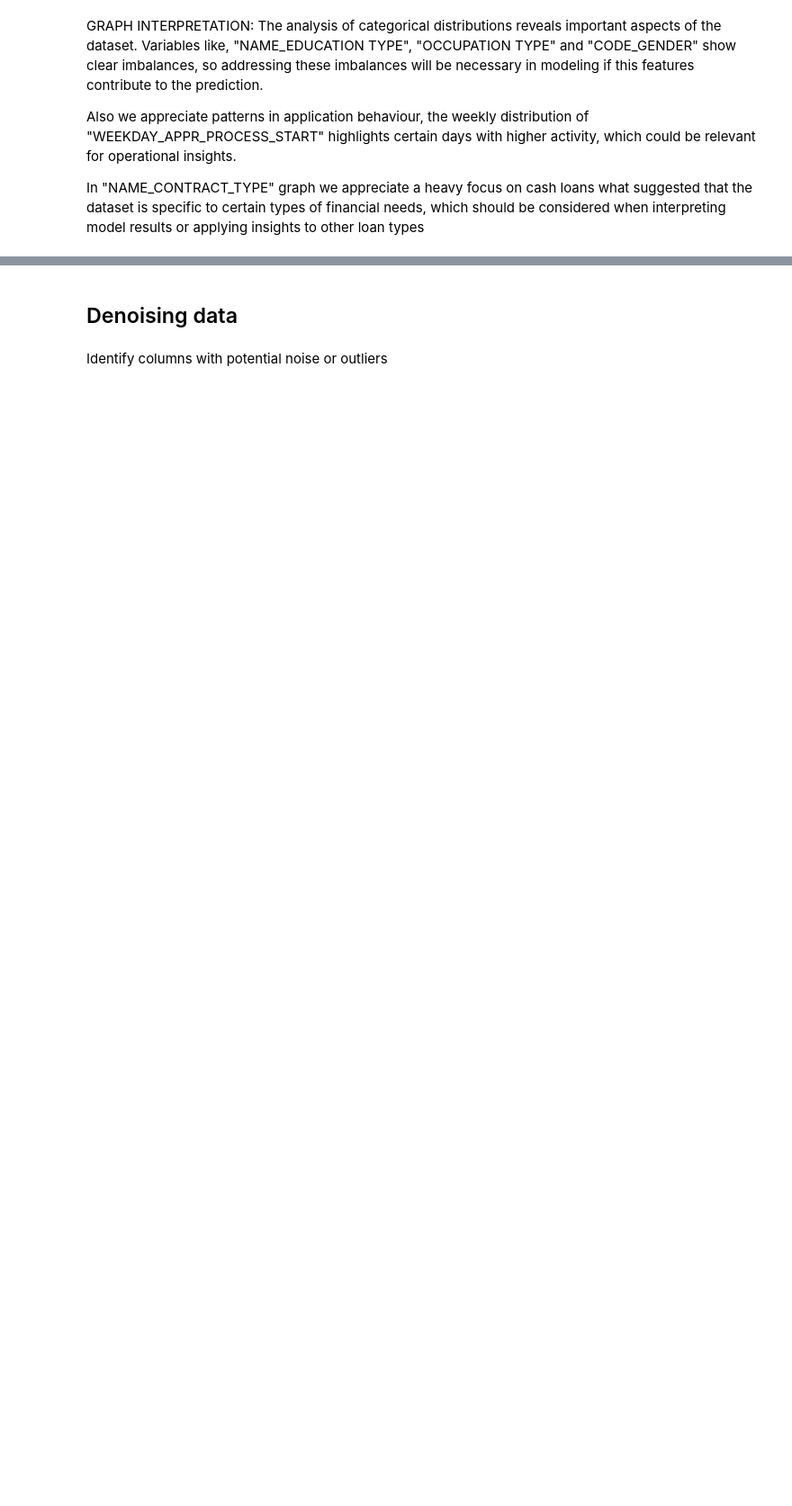
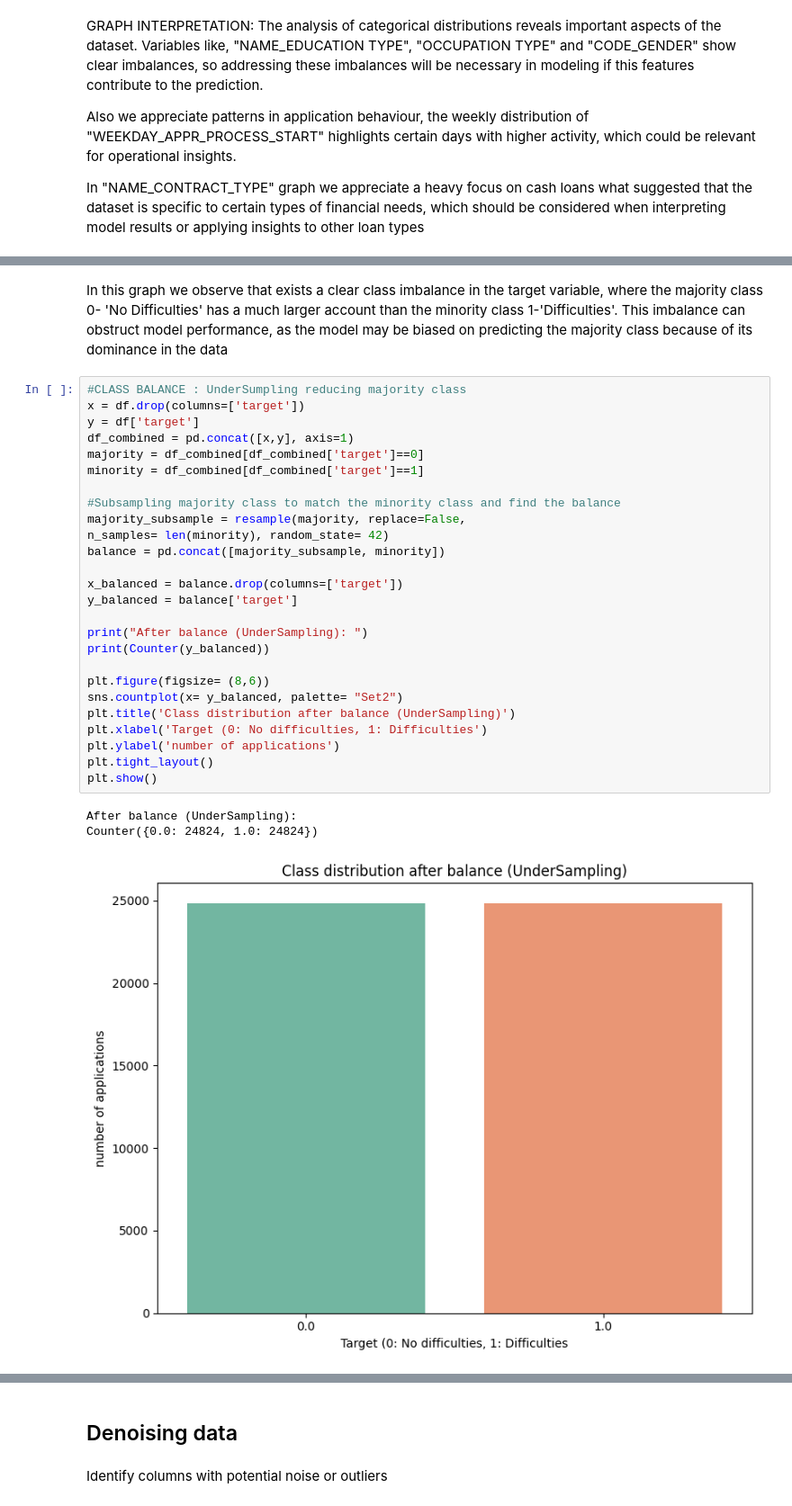
Before and after one commit to aitordiezUD/Default-Risk, a Jupyter notebook: notebooks/01_EDA.ipynb, the cells around one changed output, grey strips where cells are left out. Shown at 90% size. Drawn from its saved outputs; the diff is of its cells as text; blank space fills up the shorter version.

```diff
--- a/notebooks/01_EDA.ipynb
+++ b/notebooks/01_EDA.ipynb
@@ -88,0 +117,32 @@ In "NAME_CONTRACT_TYPE" graph we appreciate a heavy focus on cash loans what sug
+# %% [markdown]
+In this graph we observe that exists a clear class imbalance in the target variable, where the majority class 0- 'No Difficulties' has a much larger account than the minority class 1-'Difficulties'. This imbalance can obstruct model performance, as the model may be biased on predicting the majority class because of its dominance in the data
+# %%
+#CLASS BALANCE : UnderSumpling reducing majority class
+x = df.drop(columns=['target'])
+y = df['target']
+df_combined = pd.concat([x,y], axis=1)
+majority = df_combined[df_combined['target']==0]
+minority = df_combined[df_combined['target']==1]
+
+#Subsampling majority class to match the minority class and find the balance
+majority_subsample = resample(majority, replace=False,
+n_samples= len(minority), random_state= 42)
+balance = pd.concat([majority_subsample, minority])
+
+x_balanced = balance.drop(columns=['target'])
+y_balanced = balance['target']
+
+print("After balance (UnderSampling): ")
+print(Counter(y_balanced))
+
+plt.figure(figsize= (8,6))
+sns.countplot(x= y_balanced, palette= "Set2")
+plt.title('Class distribution after balance (UnderSampling)')
+plt.xlabel('Target (0: No difficulties, 1: Difficulties')
+plt.ylabel('number of applications')
+plt.tight_layout()
+plt.show()
+# %% [output]
+After balance (UnderSampling):
+Counter({0.0: 24824, 1.0: 24824})
+[figure, added]
```
Also changed, not shown: parts of 4 cells of this notebook.
